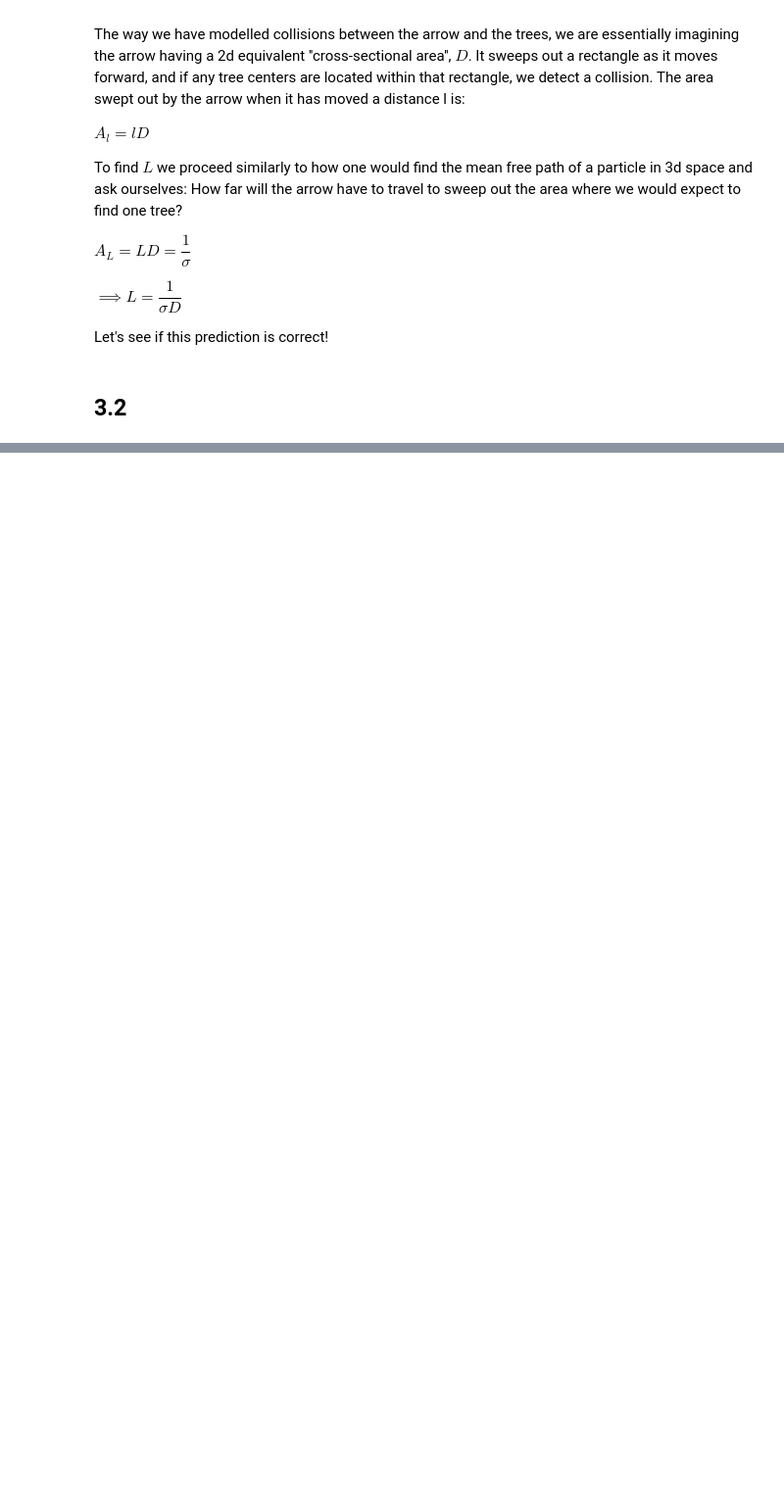
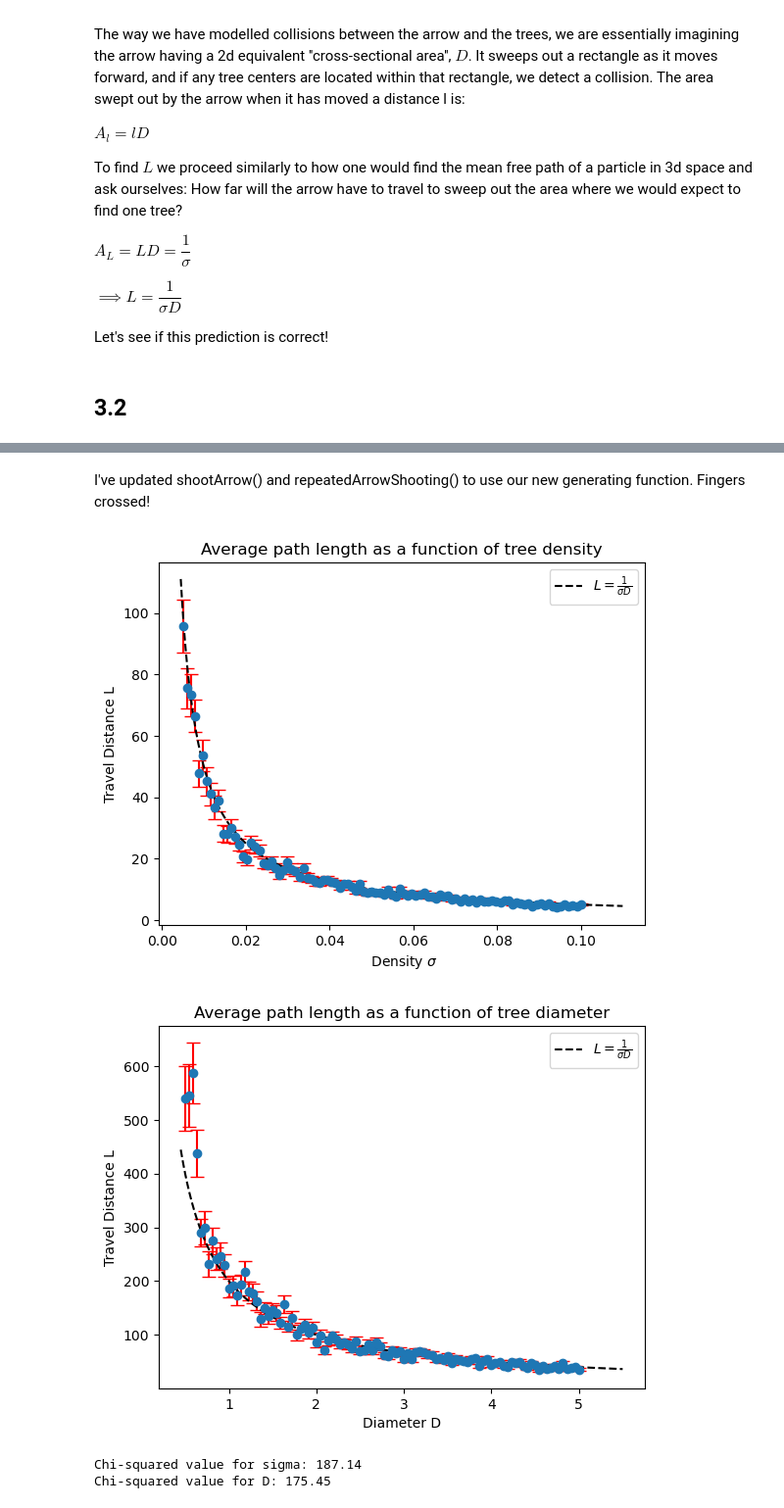
Before and after one commit to Focus9752/DatFys, a Jupyter notebook: Assignments/2 - The Sherwood Forest Problem/assignment_2.ipynb, the cells around one changed output, grey strips where cells are left out. Shown: that part at 98% size. Cells and saved outputs as stored; diff of their text form; code cells hidden in the pictures; blank space fills up the shorter version.

```diff
--- a/Assignments/2 - The Sherwood Forest Problem/assignment_2.ipynb
+++ b/Assignments/2 - The Sherwood Forest Problem/assignment_2.ipynb
@@ -65,6 +65,13 @@ def mergeForests(forest1, forest2):
         res.append(tree)
 
     return res
+
+def chiSquared(Y_obs, Y_model, Y_err):
+    '''Calculates the chi-squared statistic for the given data and model.'''
+    res = 0
+    for i in range(len(Y_obs)):
+        res += (Y_obs[i] - Y_model[i])**2 / Y_err[i]**2
+    return res
 # %% [markdown]
 We'll represent the trees with a class, containing information about their position, diameter, color, etc.
 # %%
@@ -420,0 +544,73 @@ plt.show()
+# %% [markdown]
+I've updated shootArrow() and repeatedArrowShooting() to use our new generating function. Fingers crossed!
+# %%
+n_points = 10
+
+dX = 100
+n_arrows = 10000
+
+min_sigma, max_sigma = 0.005, 0.1
+sigma_vals = np.linspace(min_sigma, max_sigma, n_points)
+
+min_D, max_D = 0.5, 5
+D_vals = np.linspace(min_D, max_D, n_points)
+
+# This is kinda ugly, but I don't really care
+sigma_res = []
+for sigma in sigma_vals:
+    sigma_res.append(repeatedArrowShootingOptimized(sigma=sigma, dX=dX, n_arrows=n_arrows))
+
+for i in range(len(sigma_res)):
+    sigma_res[i] = arrowStats(sigma_res[i])
+
+D_res = []
+for D in D_vals:
+    D_res.append(repeatedArrowShootingOptimized(D=D, dX=dX, n_arrows=n_arrows))
+
+for i in range(len(D_res)):
+    D_res[i] = arrowStats(D_res[i])
+
+def L_func(sigma, D):
+    return 1/(sigma*D)
+
+X_sigma = np.linspace(min_sigma*0.9, max_sigma*1.1, 1000)
+X_D = np.linspace(min_D*0.9, max_D*1.1, 1000)
+
+
+# Plot the results
+plt.figure()
+plt.errorbar(sigma_vals, [res[0] for res in sigma_res], yerr=[res[1] for res in sigma_res], ecolor='red', capsize=5, fmt='o')
+plt.xlabel(r' Density $\sigma$')
+plt.ylabel('Travel Distance L')
+plt.title('Average path length as a function of tree density')
+
+# Plot our prediction
+plt.plot(X_sigma, L_func(X_sigma, 2), linestyle="dashed", color="black", label=r'$L = \frac{1}{\sigma D}$')
+
+plt.legend()
+plt.show()
+
+
+plt.figure()
+plt.errorbar(D_vals, [res[0] for res in D_res], yerr=[res[1] for res in D_res], ecolor='red', capsize=5, fmt='o')
+plt.xlabel('Diameter D')
+plt.ylabel('Travel Distance L')
+plt.title('Average path length as a function of tree diameter')
+
+# Plot our prediction
+plt.plot(X_D, L_func(0.005, X_D), linestyle="dashed", color='black', label=r'$L = \frac{1}{\sigma D}$')
+
+plt.legend()
+plt.show()
+
+# Calculate chi-squared values
+chi_squared_sigma = chiSquared([res[0] for res in sigma_res], L_func(sigma_vals, 2), [res[1] for res in sigma_res])
+chi_squared_D = chiSquared([res[0] for res in D_res], L_func(0.005, D_vals), [res[1] for res in D_res])
+
+print(f"Chi-squared value for sigma: {round(chi_squared_sigma, 2)}")
+print(f"Chi-squared value for D: {round(chi_squared_D, 2)}")
+# %% [output]
+[figure, added]
+[figure, added]
+Chi-squared value for sigma: 187.14
+Chi-squared value for D: 175.45
```
Also changed, not shown: parts of 9 cells of this notebook.
